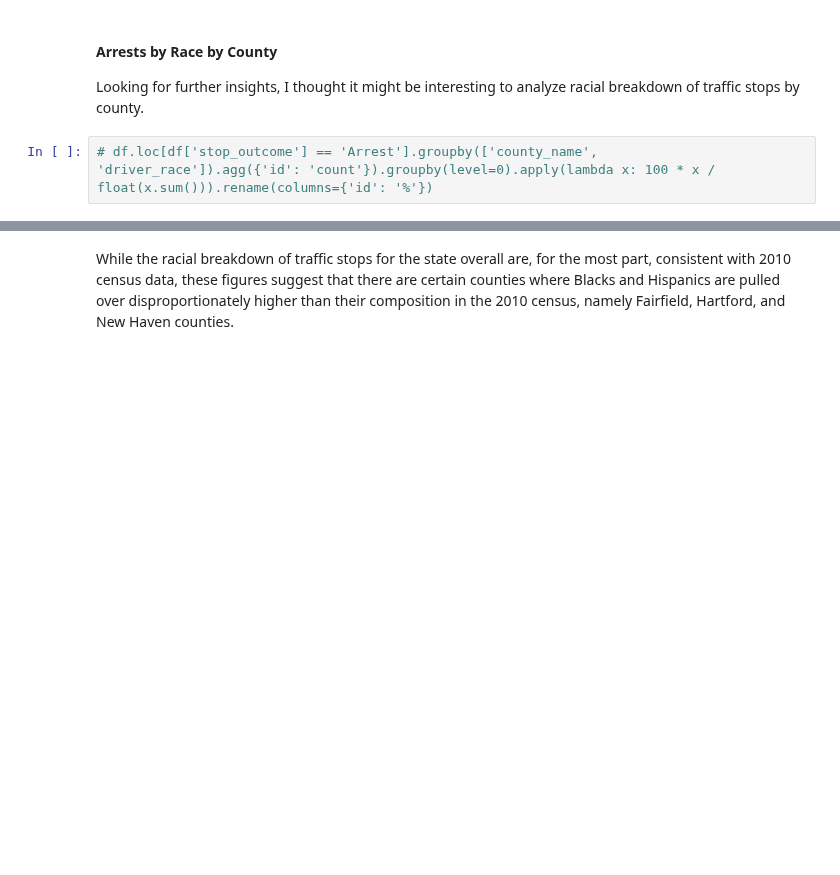
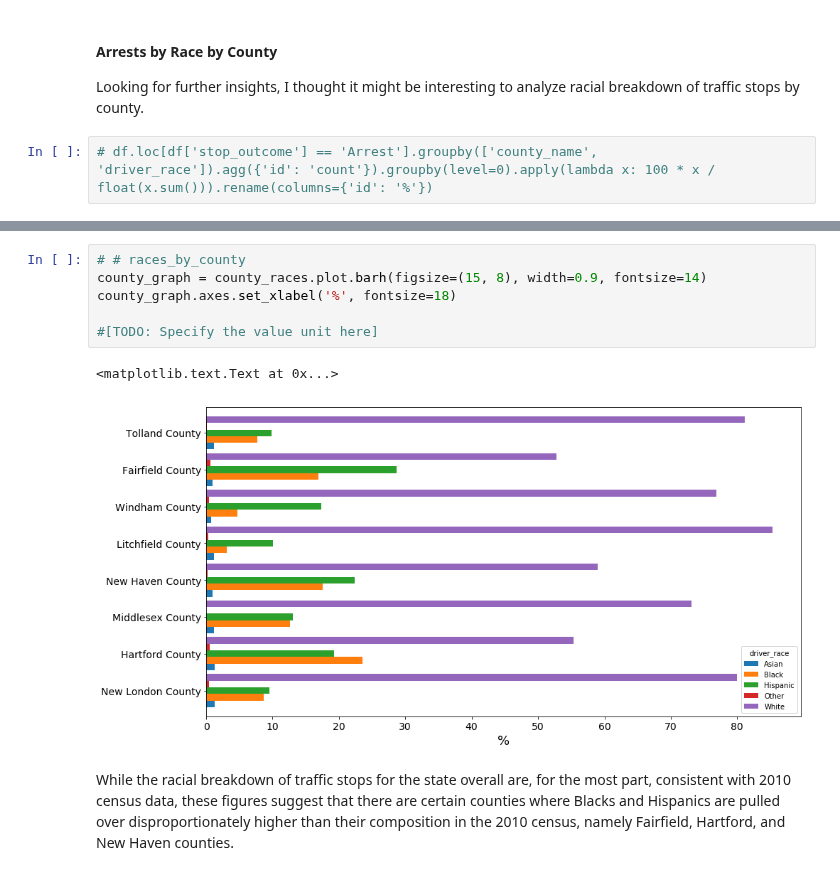
Before and after one commit to patrickmpoon/machine-learning, a Jupyter notebook: projects/capstone/Traffic_Stop_Outcome_Predictor.ipynb, the cells around one changed output, grey strips where cells are left out. Cells and saved outputs as stored; diff of their text form; blank space fills up the shorter version.

```diff
--- a/projects/capstone/Traffic_Stop_Outcome_Predictor.ipynb
+++ b/projects/capstone/Traffic_Stop_Outcome_Predictor.ipynb
@@ -353,3 +350,12 @@ county_races
+# %%
+# # races_by_county
+county_graph = county_races.plot.barh(figsize=(15, 8), width=0.9, fontsize=14)
+county_graph.axes.set_xlabel('%', fontsize=18)
+
+#[TODO: Specify the value unit here]
+# %% [output]
+<matplotlib.text.Text at 0x...>
+[figure, added]
 # %% [markdown]
 While the racial breakdown of traffic stops for the state overall are, for the most part, consistent with 2010 census data, these figures suggest that there are certain counties where Blacks and Hispanics are pulled over disproportionately higher than their composition in the 2010 census, namely Fairfield, Hartford, and New Haven counties.
 # %% [markdown]
```
Also changed, not shown: parts of 25 cells of this notebook, 1 other file.
